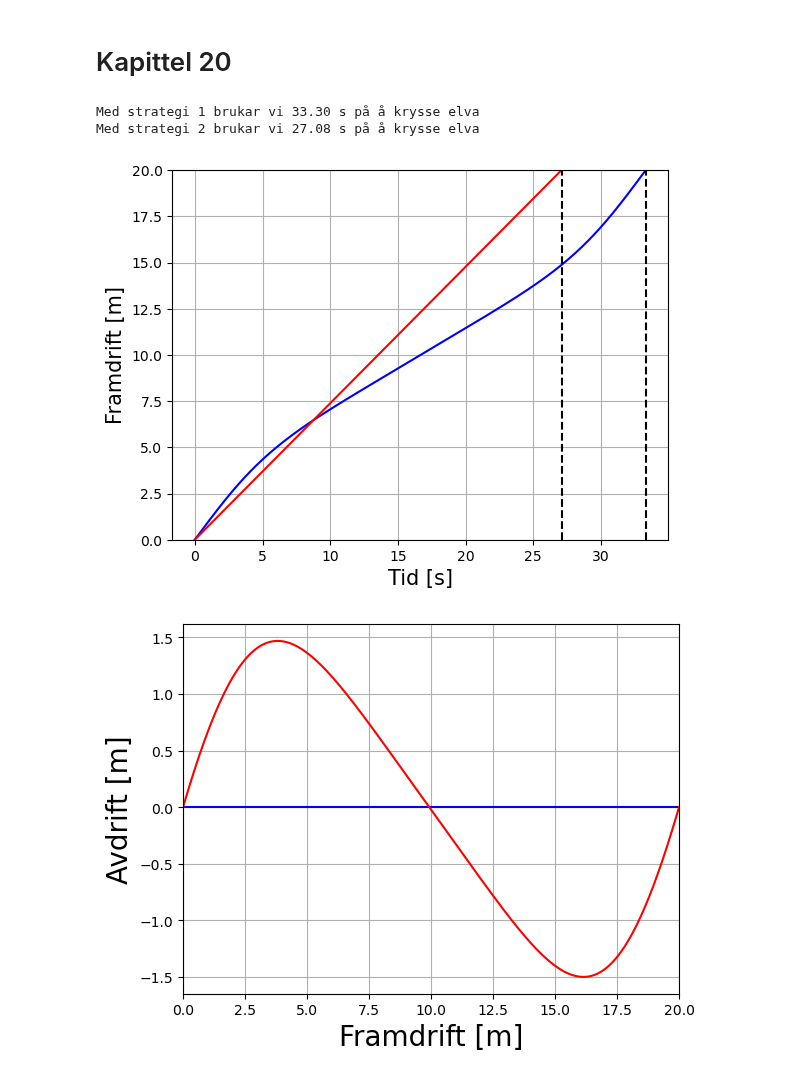
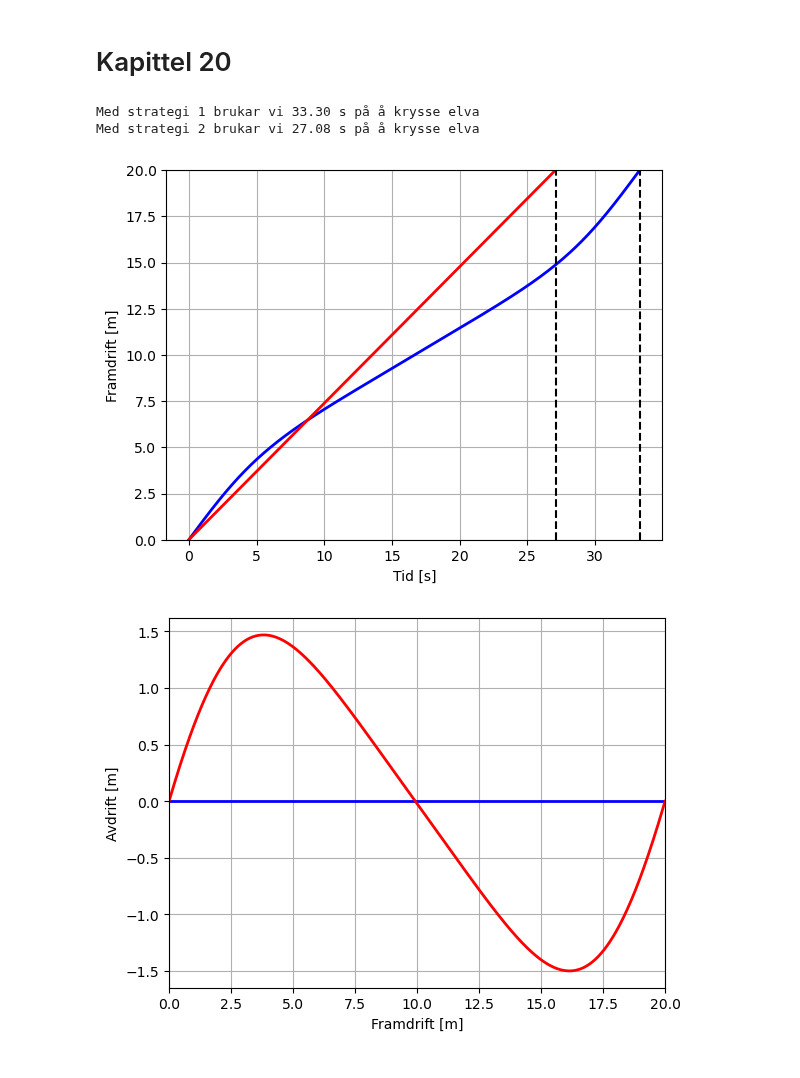
Before and after one commit to nummet/nummet, a Jupyter notebook: Kap_20_Aa_krysse_ei_elv/Aa_krysse_ei_elv.ipynb, the cells around one changed output. Cells and saved outputs as stored; diff of their text form; code cells hidden in the pictures.

```diff
--- a/Kap_20_Aa_krysse_ei_elv/Aa_krysse_ei_elv.ipynb
+++ b/Kap_20_Aa_krysse_ei_elv/Aa_krysse_ei_elv.ipynb
@@ -18,7 +14,7 @@ plottar vi banen gjennom elva og framdrifta over elva plotta som funksjon av
 tid.
 """
 
-# Bibliotek
+# Importerer bibliotek
 import numpy as np
 from matplotlib import pyplot as plt
 
@@ -33,13 +29,13 @@ def S(x):
     return S_max*np.exp(-(x-D/2)**4/5000)
 
 def trapes(x, y):
-    """Funksjon som estimerar eit integral ved hjelp av
+    """Funksjon som estimerer eit integral ved hjelp av
     trapes-metoden
     """
     L = len(x)                # Antal punkt
     dx = x[1] - x[0]       # Delta x (antar uniformt grid)
     T = 0.5*dx*(y[0] + y[-1]) # Første og siste punkt
-    for i in range(1,L-1):    # Summerar alle andre bidrag
+    for i in range(1,L-1):    # Summerer alle andre bidrag
         T = T + dx*y[i]
     return T
 
@@ -64,7 +60,7 @@ elva')
 
 # Plottar framdrifta som funksjon av tid for strategi 1:
 # Tida brukt for kvar \Delta x, strategi 1:
-framdrift_tid_S1 = np.zeros(N)    # Allokerar
+framdrift_tid_S1 = np.zeros(N)    # Allokerer
 dx = D/(N-1)
 for i in range(1, N):
     x = x_vektor[i]
@@ -75,55 +71,47 @@ for i in range(1, N):
 framdrift_tid_S2 = x_vektor/(v*np.cos(theta))
 
 # Lagar plottet
-plt.figure(1)
-plt.clf()
 # Strategi 1
-plt.plot(framdrift_tid_S1, x_vektor,'-',
-    color = 'blue', linewidth = 1.5)
+plt.plot(framdrift_tid_S1, x_vektor, 'b-', linewidth=2)
 # Strategi 2
-plt.plot(framdrift_tid_S2, x_vektor, '-',
-    color = 'red', linewidth = 1.5)
-# Markerar sluttidene som loddrette strekar
-plt.vlines([T1, T2], 0, D, linestyles = 'dashed',
-    colors = 'black')
+plt.plot(framdrift_tid_S2, x_vektor, 'r-', linewidth=2)
+# Markerer sluttidene som loddrette strekar
+plt.vlines([T1, T2], 0, D, linestyles='dashed',
+    colors='black')
 # Pyntar på figuren
-plt.xlabel('Tid [s]', fontsize = 15)
-plt.ylabel('Framdrift [m]', fontsize = 15)
+plt.xlabel('Tid [s]')
+plt.ylabel('Framdrift [m]')
 plt.ylim(0, D)
-plt.grid()
+plt.grid(visible=True)
 plt.show()
 
 # Plottar avdrift ved strategi 2 som funksjon av framdrift
 # Strategi 1 har inga avdrift
 # Vektor med t-verdiar
 tid_vektor_S2 = np.linspace(0, T2, N)
 dt = T2/(N-1)
 # Framdrift
 x_vektor_S2 = v*np.cos(theta)*tid_vektor_S2
-# Allokerar vektor for avdrift
+# Allokerer vektor for avdrift
 y_vektor_S2 = np.zeros(N)
 x = 0
 for i in range(1, N):
     x = x_vektor_S2[i]
     y_vektor_S2[i] = y_vektor_S2[i-1] + \
     (v*np.sin(theta) - S(x))*dt
 
 # Lagar plottet
-plt.figure(2)
-plt.clf()
 # Strategi 1 (vassrett linje)
-plt.plot([0, D], [0, 0], '-', color = 'blue',
-    linewidth = 1.5)
+plt.plot([0, D], [0, 0], 'b-', linewidth=2)
 # Strategi 2
-plt.plot(x_vektor_S2, y_vektor_S2, '-', color = 'red',
-    linewidth = 1.5)
-plt.xlabel('Framdrift [m]', fontsize = 20)
-plt.ylabel('Avdrift [m]', fontsize = 20)
+plt.plot(x_vektor_S2, y_vektor_S2, 'r-', linewidth=2)
+plt.xlabel('Framdrift [m]')
+plt.ylabel('Avdrift [m]')
 plt.xlim(0, D)
-plt.grid()
+plt.grid(visible=True)
 plt.show()
 # %% [output]
 Med strategi 1 brukar vi 33.30 s på å krysse elva
 Med strategi 2 brukar vi 27.08 s på å krysse elva
-[figure, old version]
+[figure, new version]
-[figure, old version]
+[figure, new version]
```
Also changed, not shown: parts of 1 cell of this notebook, 2 other files.
